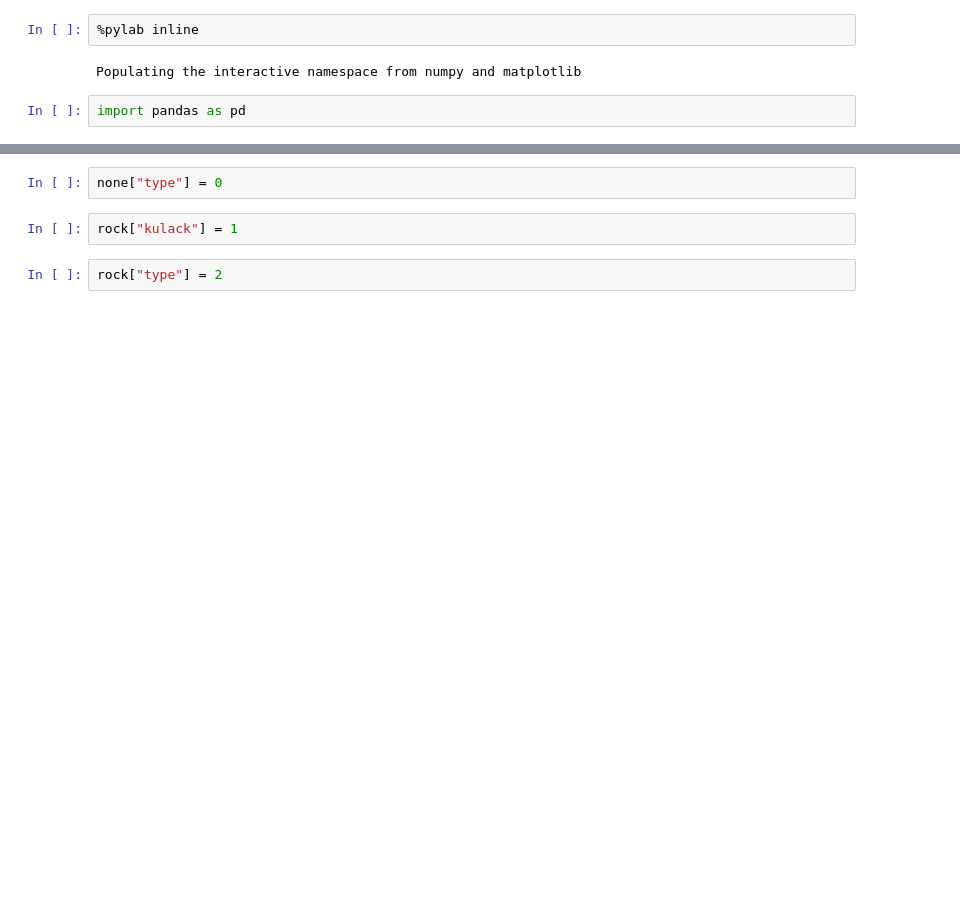
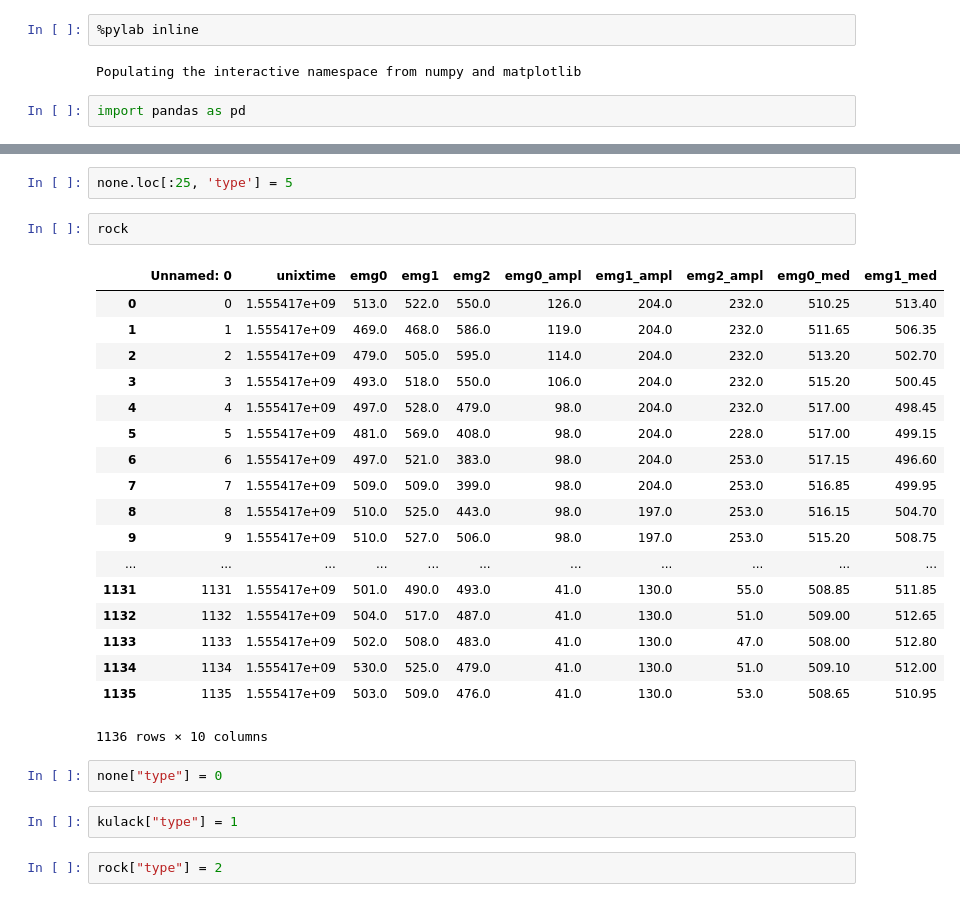
Before and after one commit to vas0x59/emg, a Jupyter notebook: catboost.ipynb, the cells around one changed output, grey strips where cells are left out. Cells and saved outputs as stored; diff of their text form; blank space fills up the shorter version.

```diff
--- a/catboost.ipynb
+++ b/catboost.ipynb
@@ -11,6 +27,29 @@ kulack = pd.read_csv("./kulack/hello_world_from_markovka1555408883.csv")
+# %%
+none.loc[:25, 'type'] = 5
+# %%
+rock
+# %% [output]
+|  | Unnamed: 0 | unixtime | emg0 | emg1 | emg2 | emg0_ampl | emg1_ampl | emg2_ampl | emg0_med | emg1_med |
+| 0 | 0 | 1.555417e+09 | 513.0 | 522.0 | 550.0 | 126.0 | 204.0 | 232.0 | 510.25 | 513.40 |
+| 1 | 1 | 1.555417e+09 | 469.0 | 468.0 | 586.0 | 119.0 | 204.0 | 232.0 | 511.65 | 506.35 |
+| 2 | 2 | 1.555417e+09 | 479.0 | 505.0 | 595.0 | 114.0 | 204.0 | 232.0 | 513.20 | 502.70 |
+| 3 | 3 | 1.555417e+09 | 493.0 | 518.0 | 550.0 | 106.0 | 204.0 | 232.0 | 515.20 | 500.45 |
+| 4 | 4 | 1.555417e+09 | 497.0 | 528.0 | 479.0 | 98.0 | 204.0 | 232.0 | 517.00 | 498.45 |
+| 5 | 5 | 1.555417e+09 | 481.0 | 569.0 | 408.0 | 98.0 | 204.0 | 228.0 | 517.00 | 499.15 |
+| 6 | 6 | 1.555417e+09 | 497.0 | 521.0 | 383.0 | 98.0 | 204.0 | 253.0 | 517.15 | 496.60 |
+| 7 | 7 | 1.555417e+09 | 509.0 | 509.0 | 399.0 | 98.0 | 204.0 | 253.0 | 516.85 | 499.95 |
+| 8 | 8 | 1.555417e+09 | 510.0 | 525.0 | 443.0 | 98.0 | 197.0 | 253.0 | 516.15 | 504.70 |
+| 9 | 9 | 1.555417e+09 | 510.0 | 527.0 | 506.0 | 98.0 | 197.0 | 253.0 | 515.20 | 508.75 |
+| ... | ... | ... | ... | ... | ... | ... | ... | ... | ... | ... |
+| 1131 | 1131 | 1.555417e+09 | 501.0 | 490.0 | 493.0 | 41.0 | 130.0 | 55.0 | 508.85 | 511.85 |
+| 1132 | 1132 | 1.555417e+09 | 504.0 | 517.0 | 487.0 | 41.0 | 130.0 | 51.0 | 509.00 | 512.65 |
+| 1133 | 1133 | 1.555417e+09 | 502.0 | 508.0 | 483.0 | 41.0 | 130.0 | 47.0 | 508.00 | 512.80 |
+| 1134 | 1134 | 1.555417e+09 | 530.0 | 525.0 | 479.0 | 41.0 | 130.0 | 51.0 | 509.10 | 512.00 |
+| 1135 | 1135 | 1.555417e+09 | 503.0 | 509.0 | 476.0 | 41.0 | 130.0 | 53.0 | 508.65 | 510.95 |
+1136 rows × 10 columns
 # %%
 none["type"] = 0
-# %%
-rock["kulack"] = 1
+# %%
+kulack["type"] = 1
 # %%
 rock["type"] = 2
```
Also changed, not shown: parts of 29 cells of this notebook, 23 other files.
